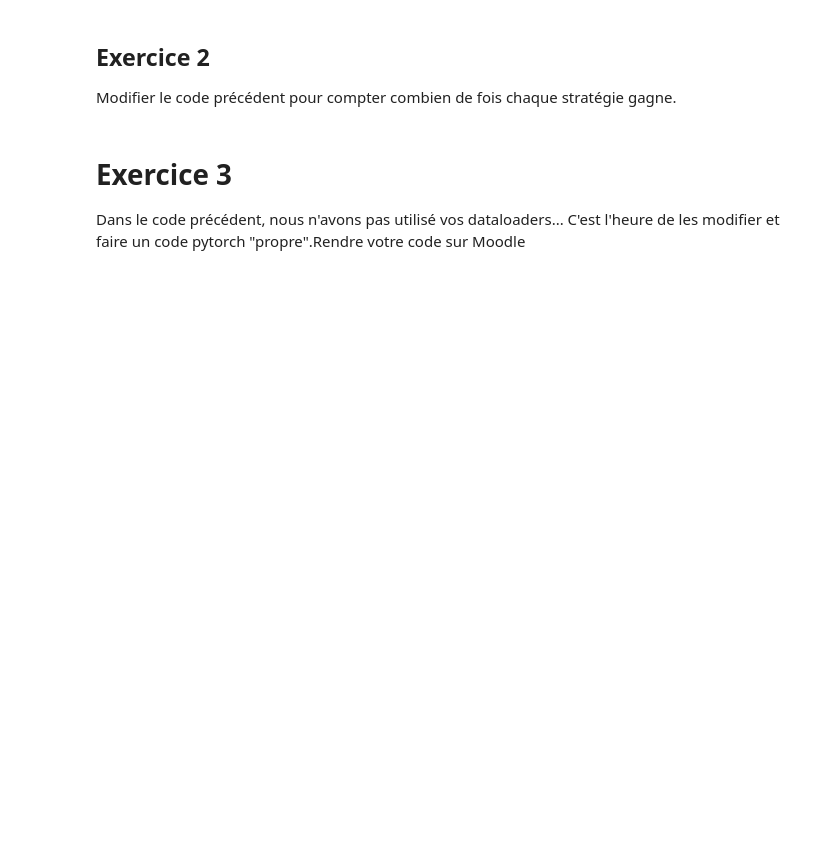
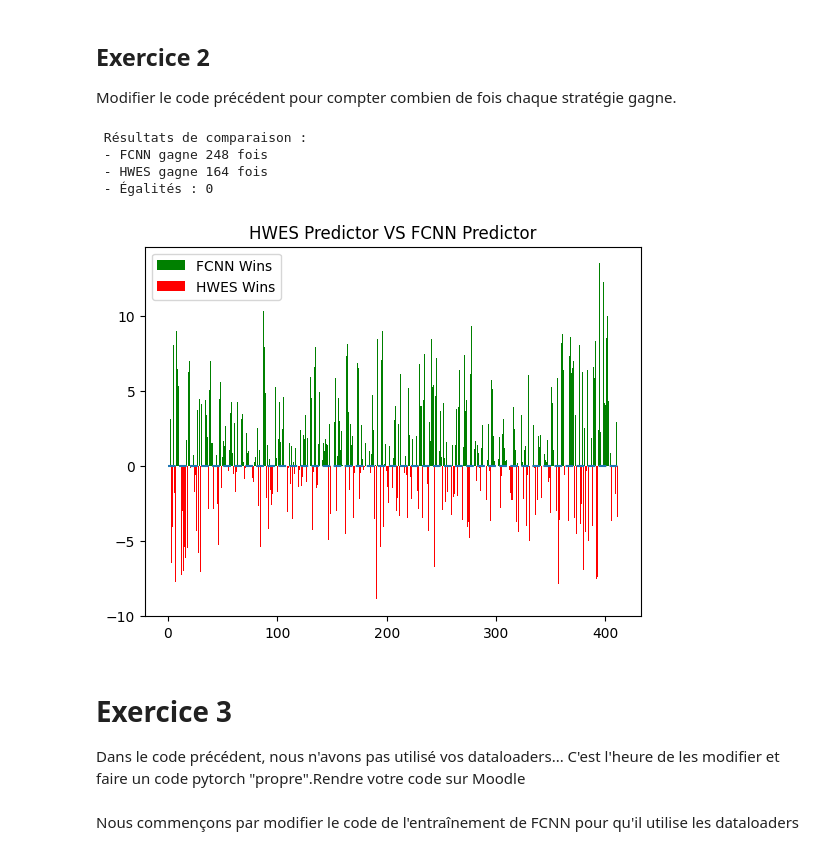
Before and after one commit to Wej28C/IA__HPC, a Jupyter notebook: 1-Comparaison_TS.ipynb, the cells around one changed output. Saved outputs shown, nothing was run; the diff lists cells and outputs as text; code cells hidden in the pictures; blank space fills up the shorter version.

```diff
--- a/1-Comparaison_TS.ipynb
+++ b/1-Comparaison_TS.ipynb
@@ -104,0 +134,12 @@ train_loader = DataLoader(dataset, batch_size=3, shuffle=True)
+# %%
+features = 256
+ts_len = 3_000
+batch_size = 16
+
+train_loader, val_loader, test_loader =  get_time_series_dataloaders(features, ts_len, batch_size)
+
+# Vérification rapide
+for x_batch, y_batch in train_loader:
+    print("X batch shape:", x_batch.shape)
+    print("Y batch shape:", y_batch.shape)
+    break
@@ -284,8 +358,47 @@ plt.show()
 # %% [markdown]
 ## Exercice 2
 Modifier le code précédent pour compter combien de fois chaque stratégie gagne.
+# %%
+import torch.nn.functional as F
+import matplotlib.pyplot as plt
+
+test_n = len(y_test)
+
+# Calcul des écarts absolus
+net_abs_dev = (best_model(x_test) - y_test).abs_()
+hwes_abs_dev = (hwes_predictor(x_test) - y_test).abs_()
+
+# Différences pour affichage
+diff_pos = F.relu(hwes_abs_dev - net_abs_dev).reshape(test_n).tolist()
+diff_min = (-F.relu(net_abs_dev - hwes_abs_dev)).reshape(test_n).tolist()
+
+# comptage des victoires
+fcnn_wins = (net_abs_dev < hwes_abs_dev).sum().item()
+hwes_wins = (hwes_abs_dev < net_abs_dev).sum().item()
+ties = test_n - (fcnn_wins + hwes_wins)
+
+print(f" Résultats de comparaison :")
+print(f" - FCNN gagne {fcnn_wins} fois")
+print(f" - HWES gagne {hwes_wins} fois")
+print(f" - Égalités : {ties}")
+
+# Visualisation
+plt.title('HWES Predictor VS FCNN Predictor')
+plt.hlines(0, xmin=0, xmax=test_n, linestyles='dashed')
+plt.bar(list(range(test_n)), diff_pos, color='g', label='FCNN Wins')
+plt.bar(list(range(test_n)), diff_min, color='r', label='HWES Wins')
+plt.legend()
+plt.show()
+# %% [output]
+ Résultats de comparaison :
+ - FCNN gagne 248 fois
+ - HWES gagne 164 fois
+ - Égalités : 0
+[figure, added]
 # %% [markdown]
 # Exercice 3
 
 Dans le code précédent, nous n'avons pas utilisé vos dataloaders...
 C'est l'heure de les modifier et faire un code pytorch "propre".Rendre votre code sur Moodle
+# %% [markdown]
+Nous commençons par modifier le code de l'entraînement de FCNN pour qu'il utilise les dataloaders
```
Also changed, not shown: parts of 14 cells of this notebook.
